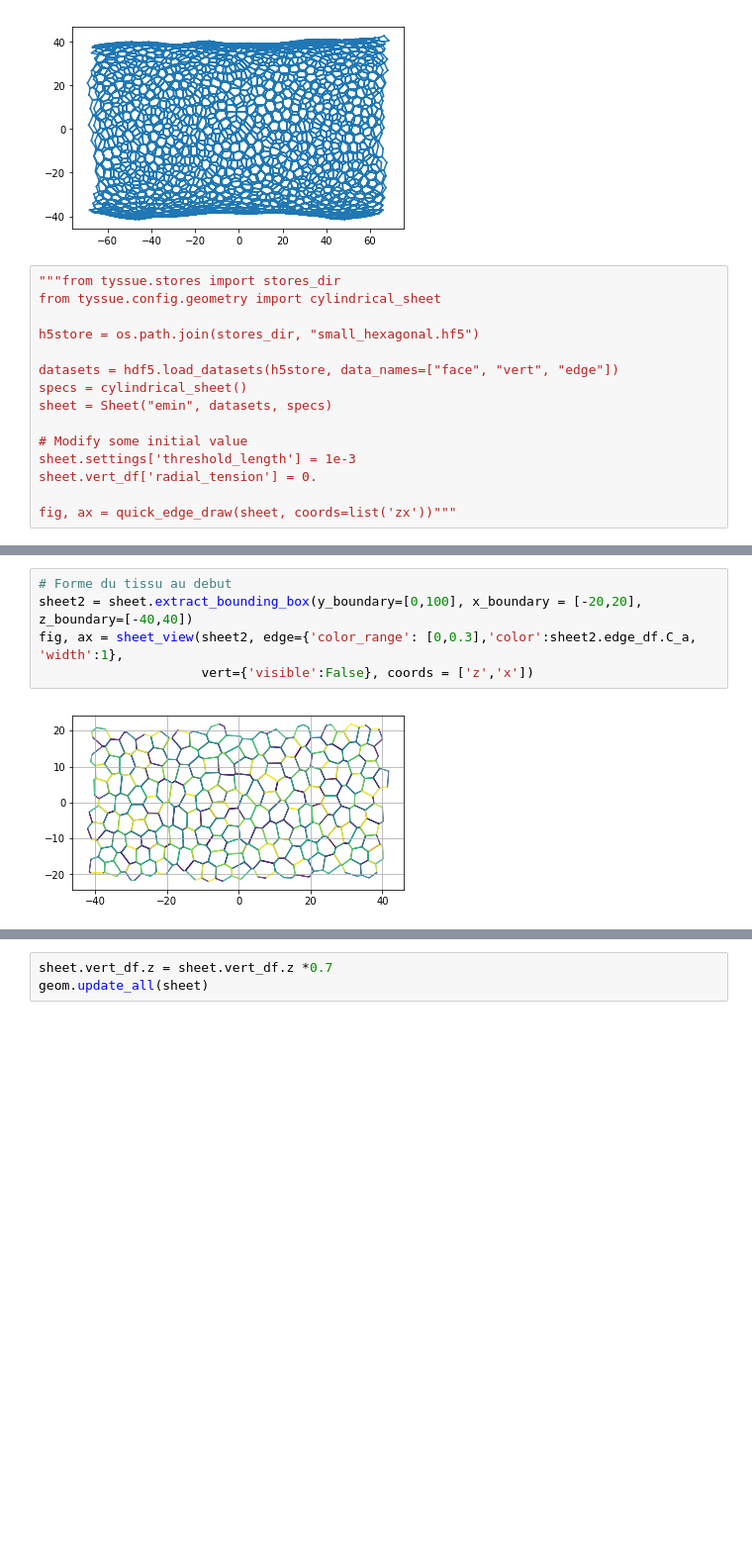
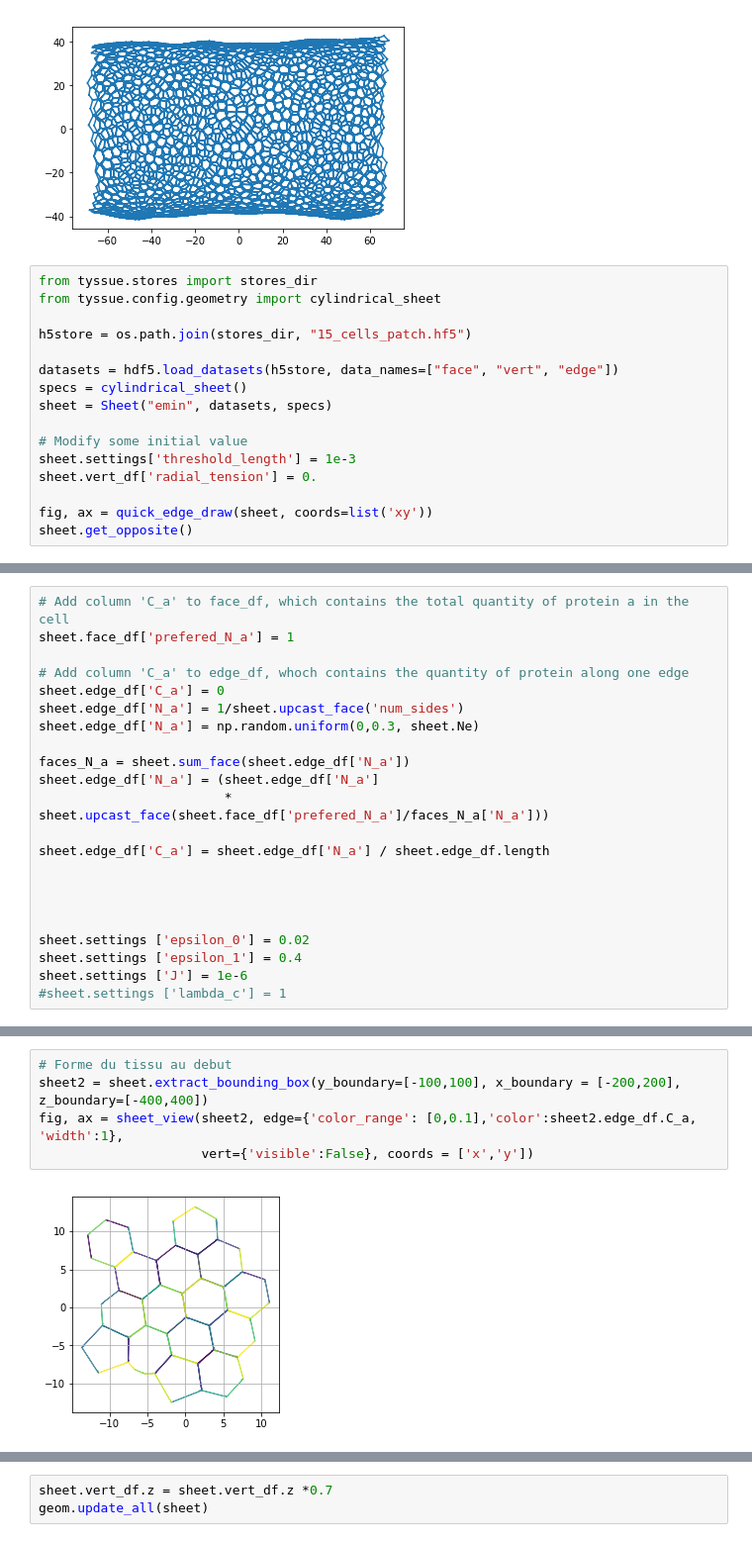
Before and after one commit to suzannelab/polarity, a Jupyter notebook: notebooks/PolaritySalbreux.ipynb, the cells around one changed output, grey strips where cells are left out. Shown: that part at 99% size. Cells and saved outputs as stored; diff of their text form; blank space fills up the shorter version.

```diff
--- a/notebooks/polarity_salbreux-Copy2.ipynb
+++ b/notebooks/PolaritySalbreux.ipynb
@@ -57,10 +186,10 @@ fig, ax = quick_edge_draw(sheet, coords=list('zx'))
 # %% [output]
 [figure]
 # %%
-"""from tyssue.stores import stores_dir
+from tyssue.stores import stores_dir
 from tyssue.config.geometry import cylindrical_sheet
 
-h5store = os.path.join(stores_dir, "small_hexagonal.hf5")
+h5store = os.path.join(stores_dir, "15_cells_patch.hf5")
 
 datasets = hdf5.load_datasets(h5store, data_names=["face", "vert", "edge"])
 specs = cylindrical_sheet()
@@ -70,5 +199,6 @@ sheet = Sheet("emin", datasets, specs)
 sheet.settings['threshold_length'] = 1e-3
 sheet.vert_df['radial_tension'] = 0.
 
-fig, ax = quick_edge_draw(sheet, coords=list('zx'))"""
+fig, ax = quick_edge_draw(sheet, coords=list('xy'))
+sheet.get_opposite()
 # %% [output]
@@ -76 +206,23 @@ fig, ax = quick_edge_draw(sheet, coords=list('zx'))"""
+# %%
+# Add column 'C_a' to face_df, which contains the total quantity of protein a in the cell
+sheet.face_df['prefered_N_a'] = 1
+
+# Add column 'C_a' to edge_df, whoch contains the quantity of protein along one edge
+sheet.edge_df['C_a'] = 0
+sheet.edge_df['N_a'] = 1/sheet.upcast_face('num_sides')
+sheet.edge_df['N_a'] = np.random.uniform(0,0.3, sheet.Ne)
+
+faces_N_a = sheet.sum_face(sheet.edge_df['N_a'])
+sheet.edge_df['N_a'] = (sheet.edge_df['N_a']
+                        * sheet.upcast_face(sheet.face_df['prefered_N_a']/faces_N_a['N_a']))
+
+sheet.edge_df['C_a'] = sheet.edge_df['N_a'] / sheet.edge_df.length
+
+
+
+
+sheet.settings ['epsilon_0'] = 0.02
+sheet.settings ['epsilon_1'] = 0.4
+sheet.settings ['J'] = 1e-6
+#sheet.settings ['lambda_c'] = 1
 # %%
@@ -100,7 +253,7 @@ sheet.settings ['J'] = 0.06
 # %%
 # Forme du tissu au debut
-sheet2 = sheet.extract_bounding_box(y_boundary=[0,100], x_boundary = [-20,20], z_boundary=[-40,40])
-fig, ax = sheet_view(sheet2, edge={'color_range': [0,0.3],'color':sheet2.edge_df.C_a, 'width':1},
-                     vert={'visible':False}, coords = ['z','x'])
+sheet2 = sheet.extract_bounding_box(y_boundary=[-100,100], x_boundary = [-200,200], z_boundary=[-400,400])
+fig, ax = sheet_view(sheet2, edge={'color_range': [0,0.1],'color':sheet2.edge_df.C_a, 'width':1},
+                     vert={'visible':False}, coords = ['x','y'])
 # %% [output]
-[figure, old version]
+[figure, new version]
```
Also changed, not shown: parts of 16 cells of this notebook, 11 other files.
